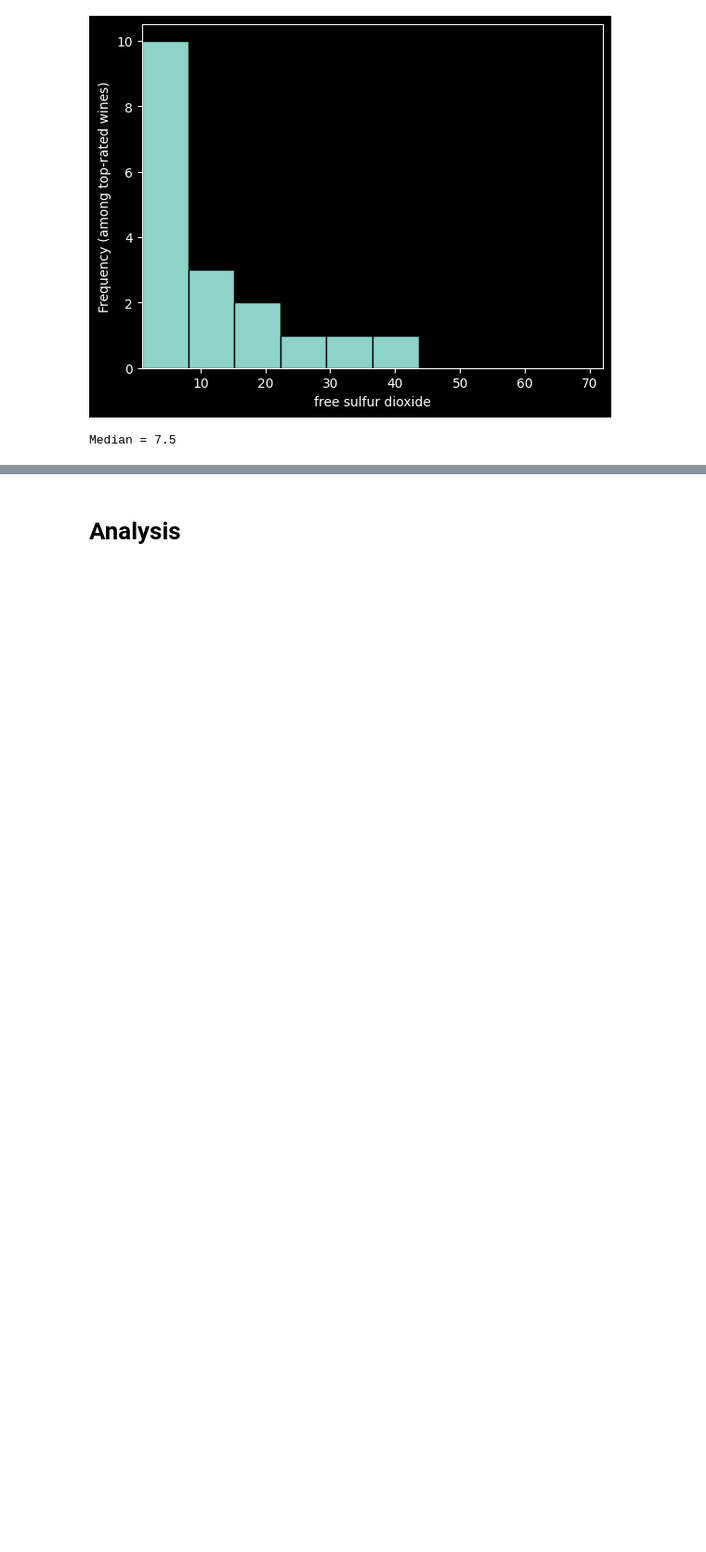
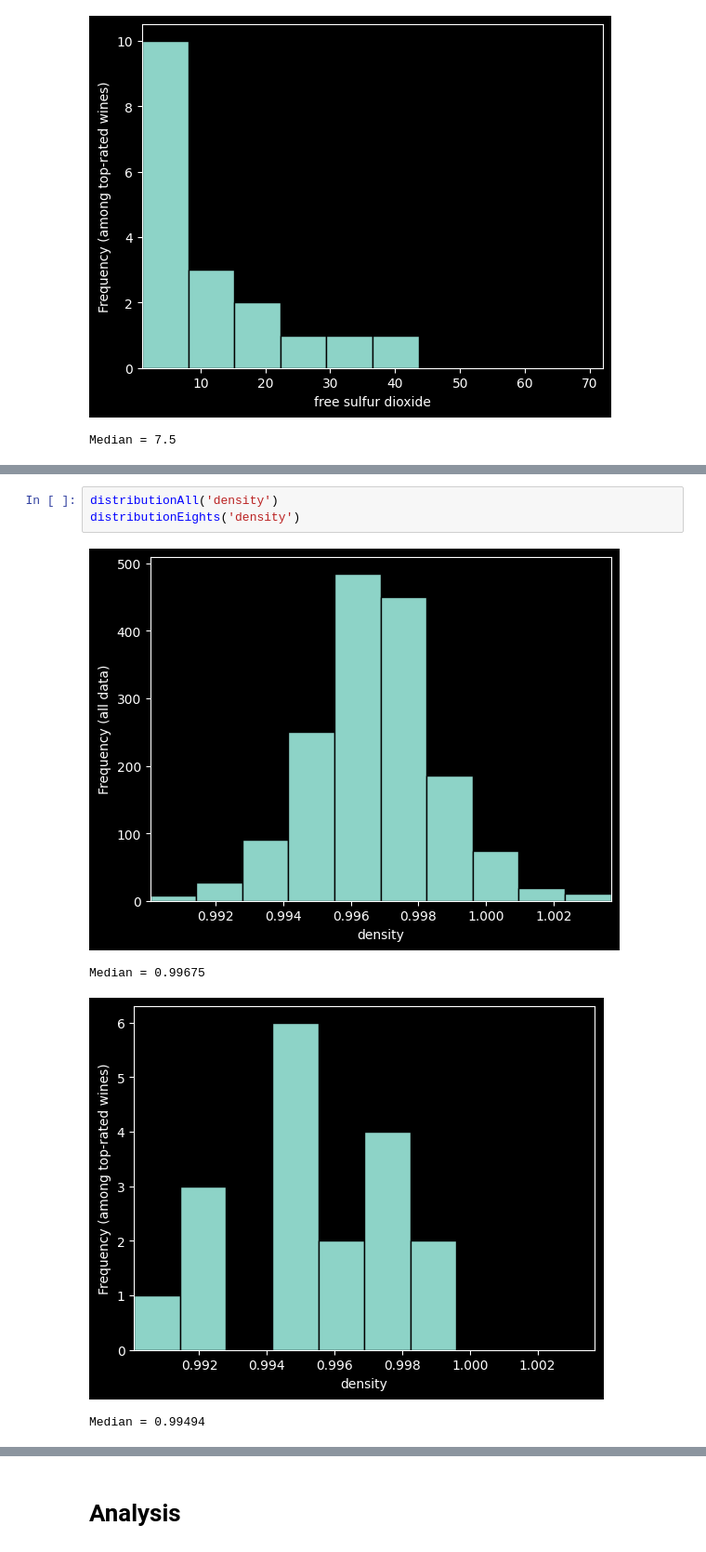
Before and after one commit to eggzdee1/Datathon2024, a Jupyter notebook: datathon4.ipynb, the cells around one changed output, grey strips where cells are left out. Shown: that part at 93% size. Saved outputs shown, nothing was run; the diff lists cells and outputs as text; blank space fills up the shorter version.

```diff
--- a/datathon4.ipynb
+++ b/datathon4.ipynb
@@ -176,0 +185,8 @@ Median = 7.5
+# %%
+distributionAll('density')
+distributionEights('density')
+# %% [output]
+[figure, added]
+Median = 0.99675
+[figure, added]
+Median = 0.99494
```
Also changed, not shown: parts of 4 cells of this notebook.
